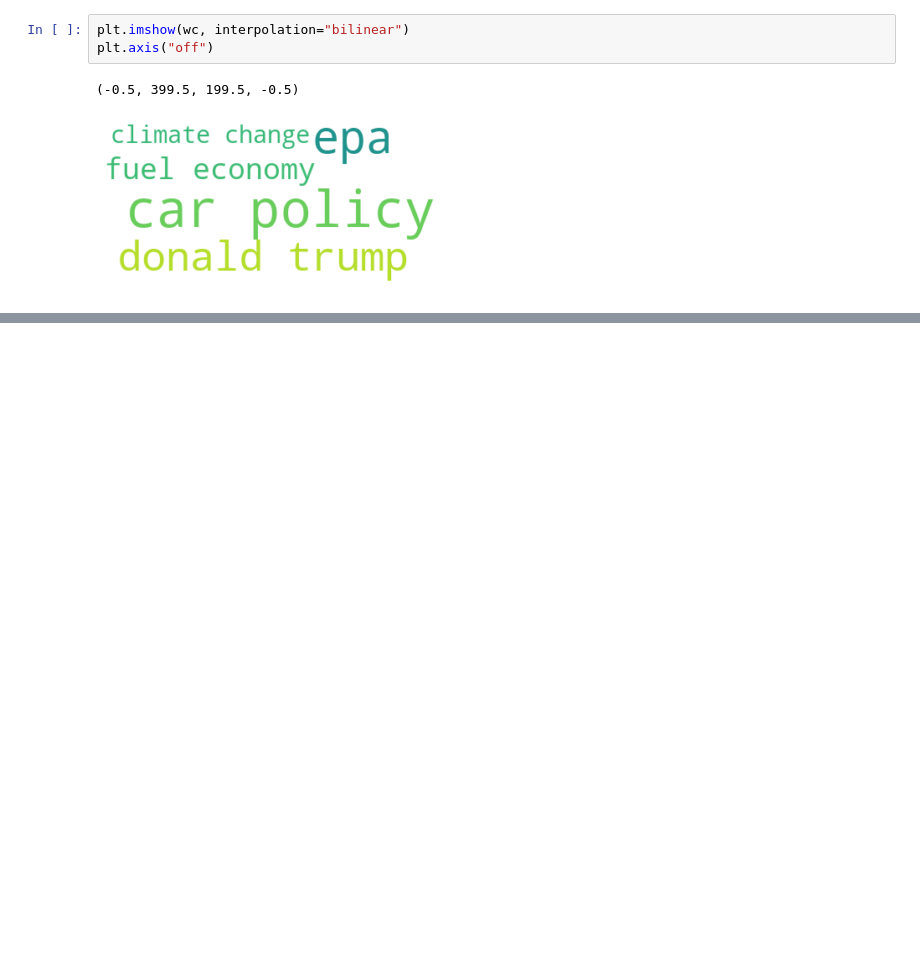
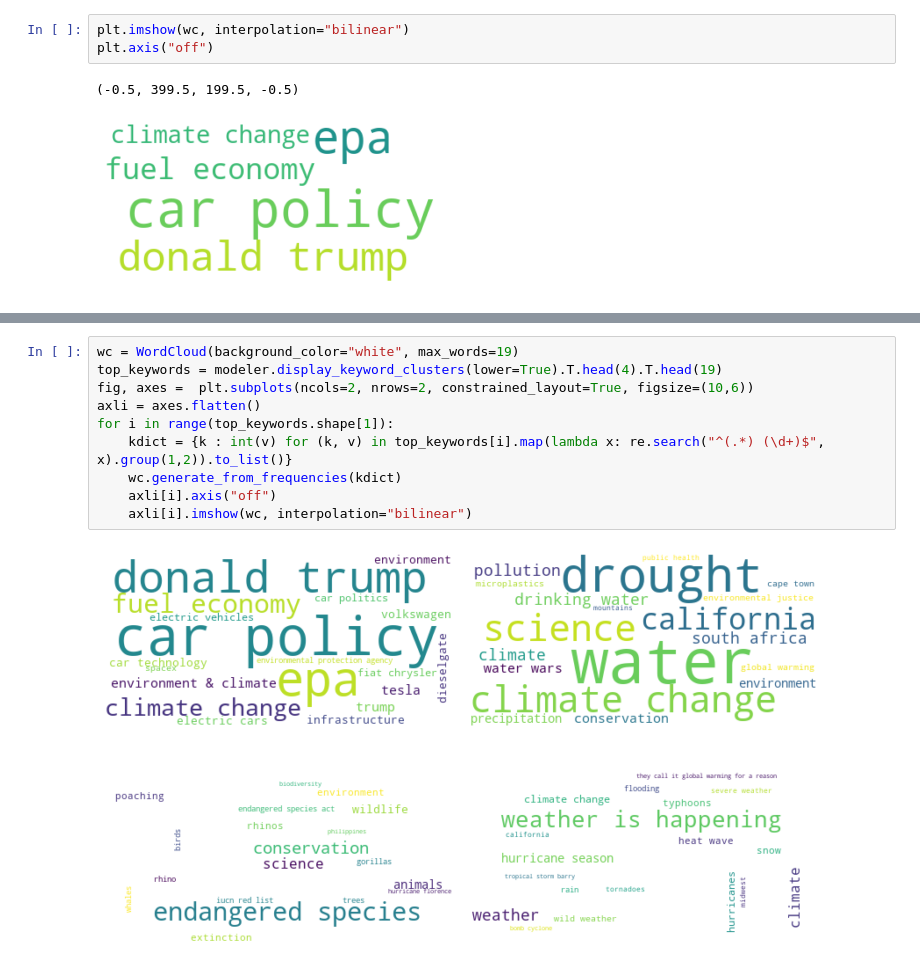
Before and after one commit to climatebrad/gndnews, a Jupyter notebook: newsifier.ipynb, the cells around one changed output, grey strips where cells are left out. Drawn from its saved outputs; the diff is of its cells as text; blank space fills up the shorter version.

Commit message:
word cloud

```diff
--- a/newsifier.ipynb
+++ b/newsifier.ipynb
@@ -99,0 +114,12 @@ plt.axis("off")
+# %%
+wc = WordCloud(background_color="white", max_words=19)
+top_keywords = modeler.display_keyword_clusters(lower=True).T.head(4).T.head(19)
+fig, axes =  plt.subplots(ncols=2, nrows=2, constrained_layout=True, figsize=(10,6))
+axli = axes.flatten()
+for i in range(top_keywords.shape[1]):
+    kdict = {k : int(v) for (k, v) in top_keywords[i].map(lambda x: re.search("^(.*) (\d+)$", x).group(1,2)).to_list()}
+    wc.generate_from_frequencies(kdict)
+    axli[i].axis("off")
+    axli[i].imshow(wc, interpolation="bilinear")
+# %% [output]
+[figure, added]
```
Also changed, not shown: parts of 1 cell of this notebook.
